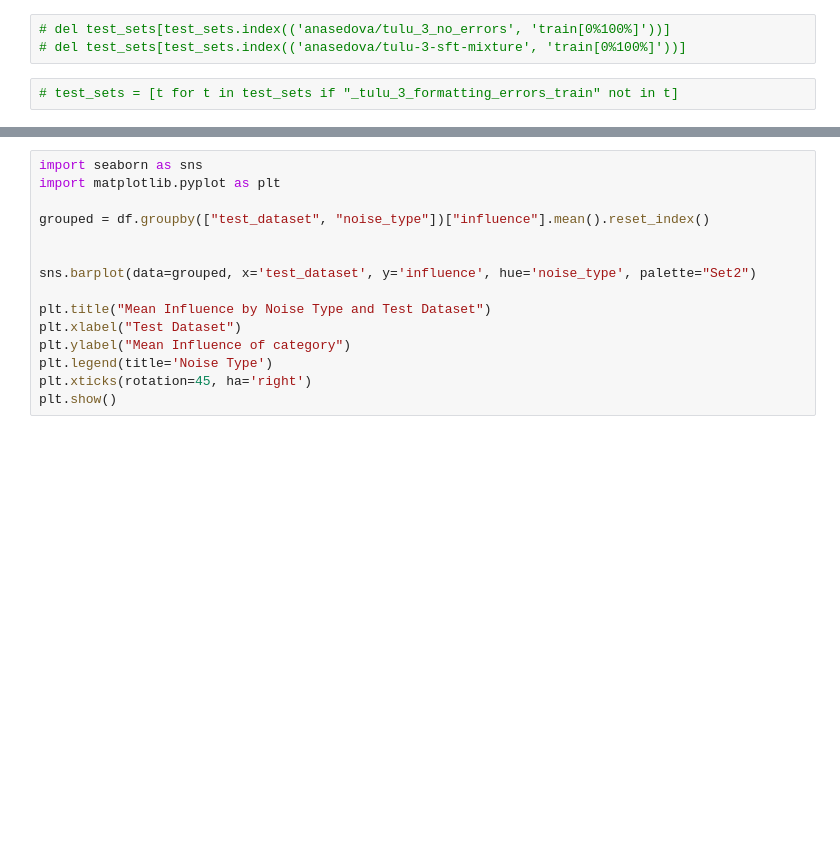
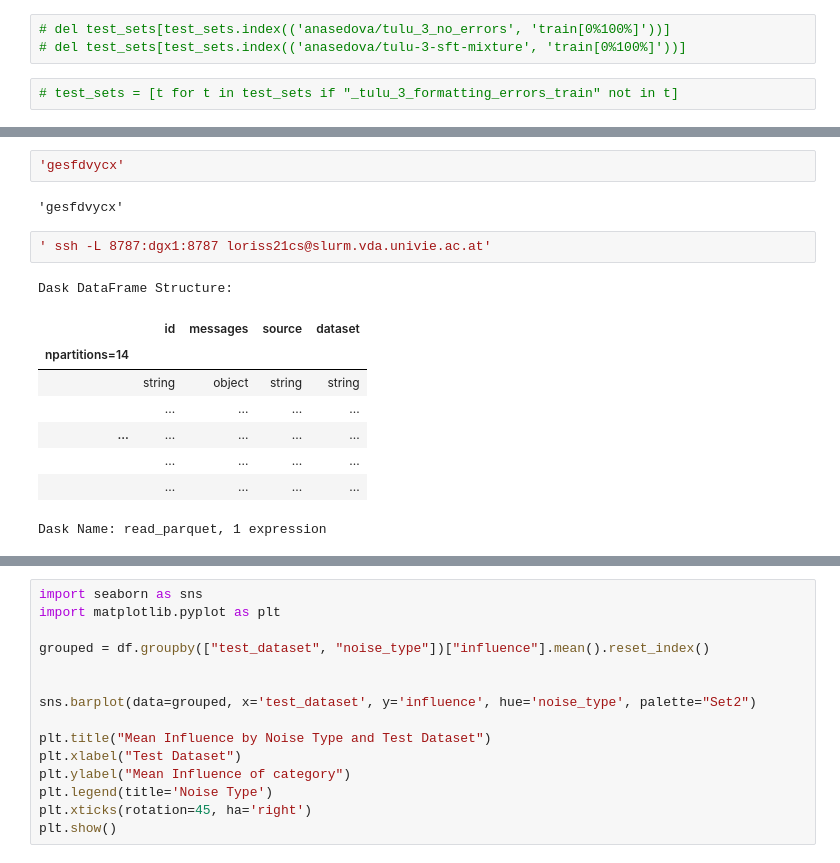
Before and after one commit to loris3/babylm, a Jupyter notebook: analysis_noise.ipynb, the cells around one changed output, grey strips where cells are left out. Saved outputs shown, nothing was run; the diff lists cells and outputs as text; blank space fills up the shorter version.

Commit message:
changed analysis code to dask

```diff
--- a/analysis_noise.ipynb
+++ b/analysis_noise.ipynb
@@ -98 +150,17 @@ candidate_schema
+# %%
+'gesfdvycx'
+# %% [output]
+'gesfdvycx'
+# %%
+' ssh -L 8787:dgx1:8787 loriss21cs@slurm.vda.univie.ac.at'
+# %% [output]
+Dask DataFrame Structure:
+|  | id | messages | source | dataset |
+| npartitions=14 |  |  |  |  |
+|  | string | object | string | string |
+|  | ... | ... | ... | ... |
+| ... | ... | ... | ... | ... |
+|  | ... | ... | ... | ... |
+|  | ... | ... | ... | ... |
+Dask Name: read_parquet, 1 expression
 # %%
```
Also changed, not shown: parts of 11 cells of this notebook, 1 other file.
